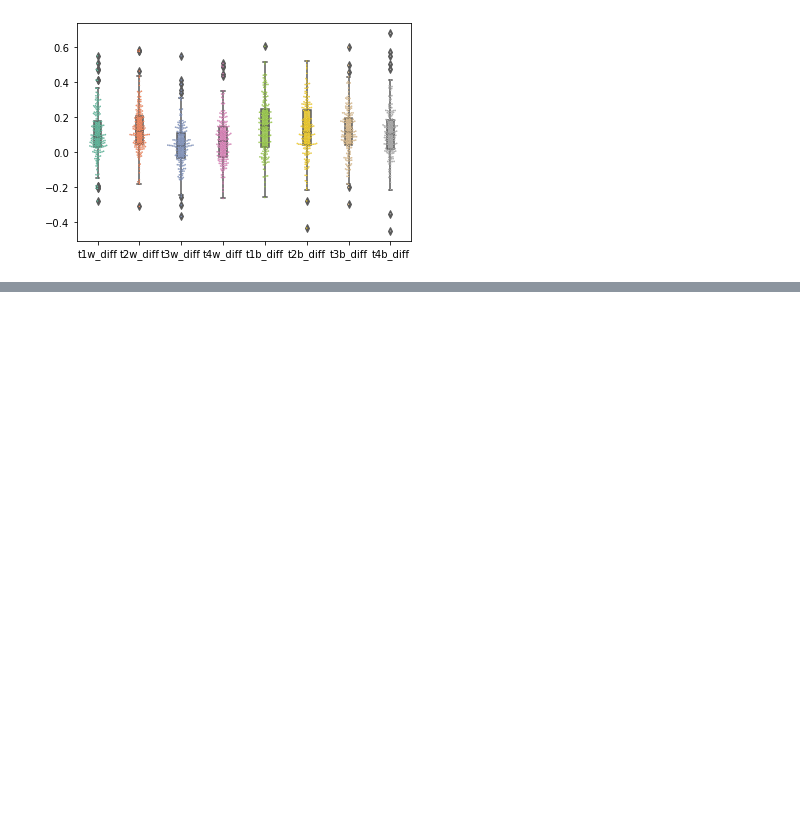
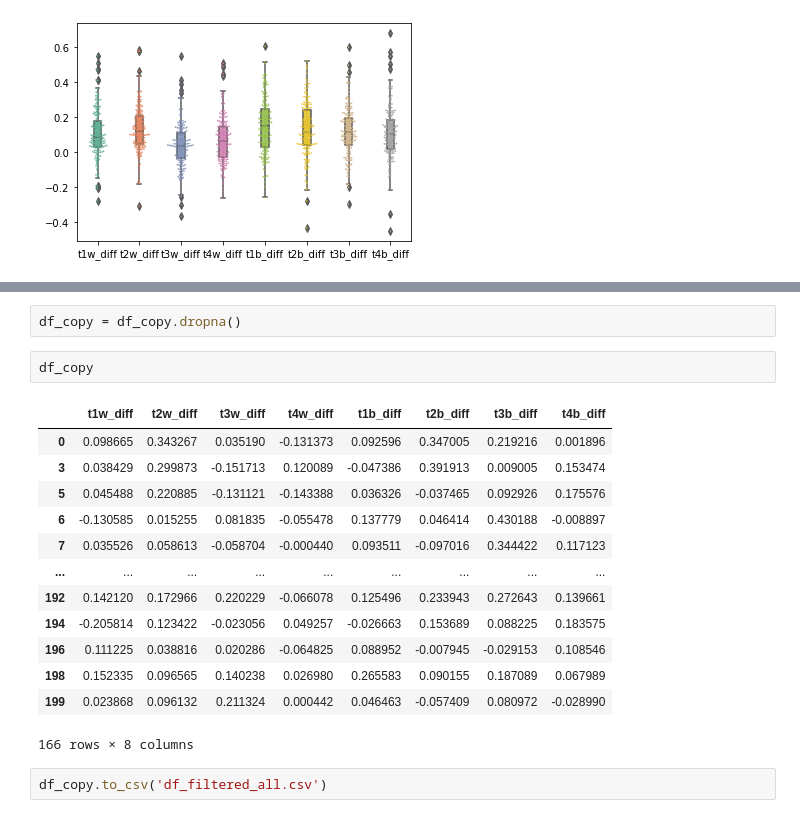
Before and after one commit to davide-aloi/mri_scripts, a Jupyter notebook: utilities/outliers.ipynb, the cells around one changed output, grey strips where cells are left out. Cells and saved outputs as stored; diff of their text form; blank space fills up the shorter version.

```diff
--- a/utilities/outliers.ipynb
+++ b/utilities/outliers.ipynb
@@ -36,0 +77,20 @@ df.to_csv('df_filtered.csv')
+# %%
+df_copy = df_copy.dropna()
+# %%
+df_copy
+# %% [output]
+|  | t1w_diff | t2w_diff | t3w_diff | t4w_diff | t1b_diff | t2b_diff | t3b_diff | t4b_diff |
+| 0 | 0.098665 | 0.343267 | 0.035190 | -0.131373 | 0.092596 | 0.347005 | 0.219216 | 0.001896 |
+| 3 | 0.038429 | 0.299873 | -0.151713 | 0.120089 | -0.047386 | 0.391913 | 0.009005 | 0.153474 |
+| 5 | 0.045488 | 0.220885 | -0.131121 | -0.143388 | 0.036326 | -0.037465 | 0.092926 | 0.175576 |
+| 6 | -0.130585 | 0.015255 | 0.081835 | -0.055478 | 0.137779 | 0.046414 | 0.430188 | -0.008897 |
+| 7 | 0.035526 | 0.058613 | -0.058704 | -0.000440 | 0.093511 | -0.097016 | 0.344422 | 0.117123 |
+| ... | ... | ... | ... | ... | ... | ... | ... | ... |
+| 192 | 0.142120 | 0.172966 | 0.220229 | -0.066078 | 0.125496 | 0.233943 | 0.272643 | 0.139661 |
+| 194 | -0.205814 | 0.123422 | -0.023056 | 0.049257 | -0.026663 | 0.153689 | 0.088225 | 0.183575 |
+| 196 | 0.111225 | 0.038816 | 0.020286 | -0.064825 | 0.088952 | -0.007945 | -0.029153 | 0.108546 |
+| 198 | 0.152335 | 0.096565 | 0.140238 | 0.026980 | 0.265583 | 0.090155 | 0.187089 | 0.067989 |
+| 199 | 0.023868 | 0.096132 | 0.211324 | 0.000442 | 0.046463 | -0.057409 | 0.080972 | -0.028990 |
+166 rows × 8 columns
+# %%
+df_copy.to_csv('df_filtered_all.csv')
```
Also changed, not shown: parts of 5 cells of this notebook, 2 other files.
